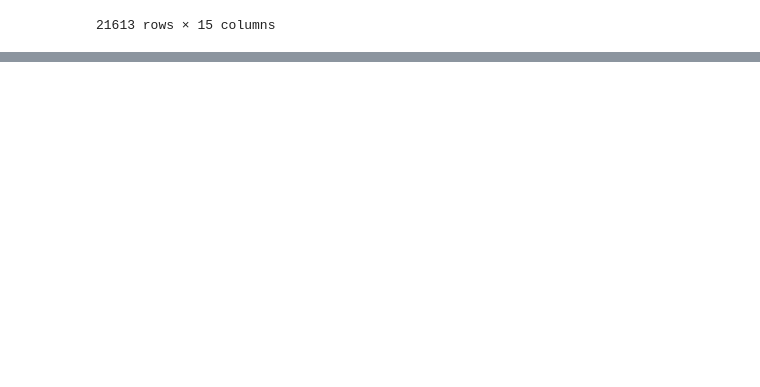
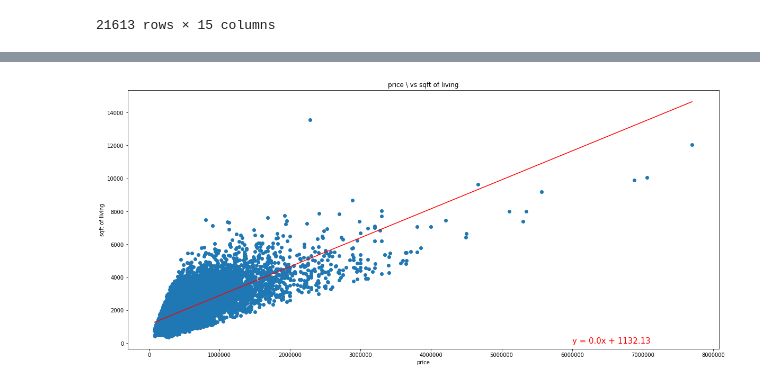
Before and after one commit to Kbeat438/Housing_Prices_Regression, a Jupyter notebook: Housing_prices.ipynb, the cells around one changed output, grey strips where cells are left out. Cells and saved outputs as stored; diff of their text form; code cells hidden in the pictures; blank space fills up the shorter version.

```diff
--- a/Housing_prices.ipynb
+++ b/Housing_prices.ipynb
@@ -144,0 +223,10 @@ new_housing_prices_df
+# %%
+# Linear regression on # of bedrooms
+x_values = new_housing_prices_df["price"]
+y_values = new_housing_prices_df["sqft_living"]
+# Call the function.
+plot_linear_regression(x_values, y_values,
+                       'price \ vs sqft of living'
+                        , 'sqft of living',(6000000,2))
+# %% [output]
+[figure, added]
```
Also changed, not shown: parts of 14 cells of this notebook.
